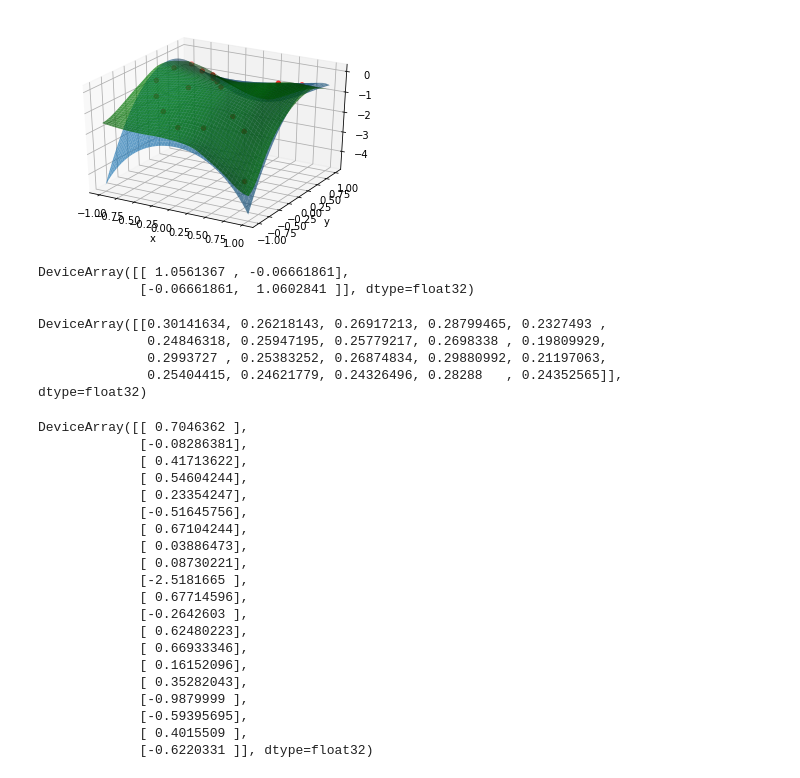
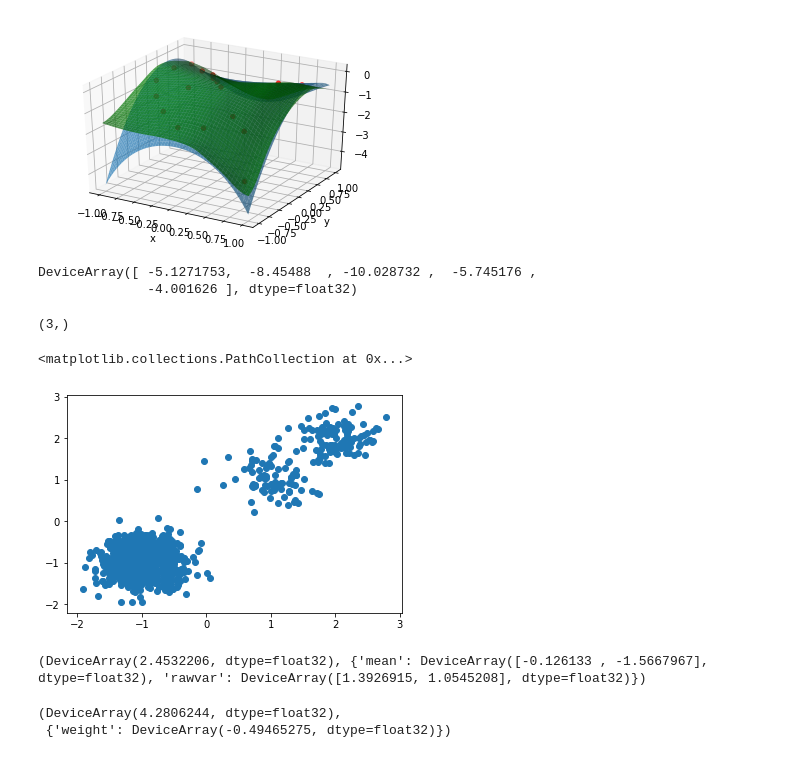
Before and after one commit to DFNaiff/BVBQ, a Jupyter notebook: toybox/bvbq_test1.ipynb, the cells around one changed output. Saved outputs shown, nothing was run; the diff lists cells and outputs as text; code cells hidden in the pictures.

```diff
--- a/toybox/bvbq_test1.ipynb
+++ b/toybox/bvbq_test1.ipynb
@@ -98,7 +187,14 @@ class DiagonalNormalDistribution(ProbabilityDistribution):
 # %%
-distrib = DiagonalNormalDistribution(jnp.zeros(2),jnp.ones(2))
+x = np.random.rand(5,2)
+
+distrib = DiagonalNormalDistribution(-jnp.ones(2),0.1*jnp.ones(2))
 distrib.sample(100).mean(axis=0)
 jnp.cov(distrib.sample(100),rowvar=False)
+
+mixdistrib = distrib.make_mixture()
+mixdistrib.add_component(jnp.ones(2),0.1*jnp.ones(2),0.1)
+mixdistrib.add_component(2*jnp.ones(2),0.1*jnp.ones(2),0.1)
+mixdistrib.logprob(x)
 # %% [output]
-DeviceArray([[ 1.0561367 , -0.06661861],
-             [-0.06661861,  1.0602841 ]], dtype=float32)
+DeviceArray([ -5.1271753,  -8.45488  , -10.028732 ,  -5.745176 ,
+              -4.001626 ], dtype=float32)
@@ -118,30 +201,10 @@ def monte_carlo_bayesian_quadrature(gp,distrib,nsamples):
-# %%
-gp.kernel_function(distrib.sample(1000),regressor.X).mean(axis=0,keepdims=True)
-# %% [output]
-DeviceArray([[0.30141634, 0.26218143, 0.26917213, 0.28799465, 0.2327493 ,
-              0.24846318, 0.25947195, 0.25779217, 0.2698338 , 0.19809929,
-              0.2993727 , 0.25383252, 0.26874834, 0.29880992, 0.21197063,
-              0.25404415, 0.24621779, 0.24326496, 0.28288   , 0.24352565]],            dtype=float32)
-# %%
-gp.y - gp.mean
-# %% [output]
-DeviceArray([[ 0.7046362 ],
-             [-0.08286381],
-             [ 0.41713622],
-             [ 0.54604244],
-             [ 0.23354247],
-             [-0.51645756],
-             [ 0.67104244],
-             [ 0.03886473],
-             [ 0.08730221],
-             [-2.5181665 ],
-             [ 0.67714596],
-             [-0.2642603 ],
-             [ 0.62480223],
-             [ 0.66933346],
-             [ 0.16152096],
-             [ 0.35282043],
-             [-0.9879999 ],
-             [-0.59395695],
-             [ 0.4015509 ],
-             [-0.6220331 ]], dtype=float32)
+# %%
+mixdistrib.weights.shape
+# %% [output]
+(3,)
+# %%
+x = mixdistrib.sample(1000)
+plt.scatter(x[:,0],x[:,1])
+# %% [output]
+<matplotlib.collections.PathCollection at 0x...>
+[figure, added]
@@ -147,0 +287,17 @@ DeviceArray([[ 0.7046362 ],
+# %%
+params = {'mean':jnp.zeros(2),'rawvar':jnp.zeros(2)}
+distrib = DiagonalNormalDistribution(-jnp.ones(2),0.1*jnp.ones(2))
+mixdistrib = distrib.make_mixture()
+distrib = DiagonalNormalDistribution(-jnp.ones(2)+0.1,0.1*jnp.ones(2)+0.2)
+func_and_grad_relbo = jax.value_and_grad(objective_function_relbo,argnums=0)
+func_and_grad_relbo(params,mixdistrib)
+print(func_and_grad_relbo(params,mixdistrib))
+# %% [output]
+(DeviceArray(2.4532206, dtype=float32), {'mean': DeviceArray([-0.126133 , -1.5667967], dtype=float32), 'rawvar': DeviceArray([1.3926915, 1.0545208], dtype=float32)})
+# %%
+params = {'weight':0.5}
+func_and_grad_gradboost = jax.value_and_grad(objective_function_gradboost)
+func_and_grad_gradboost(params,distrib,mixdistrib)
+# %% [output]
+(DeviceArray(4.2806244, dtype=float32),
+ {'weight': DeviceArray(-0.49465275, dtype=float32)})
```
Also changed, not shown: parts of 15 cells of this notebook, 3 other files.
